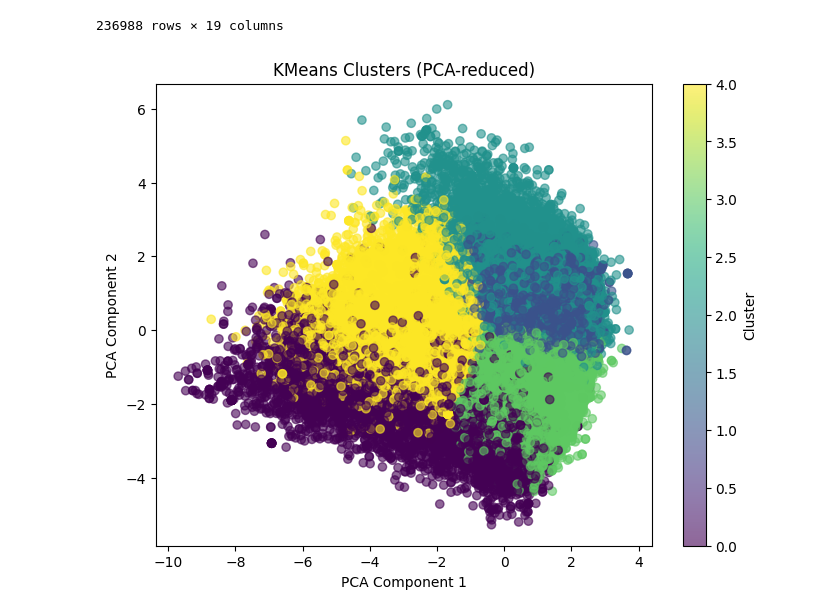
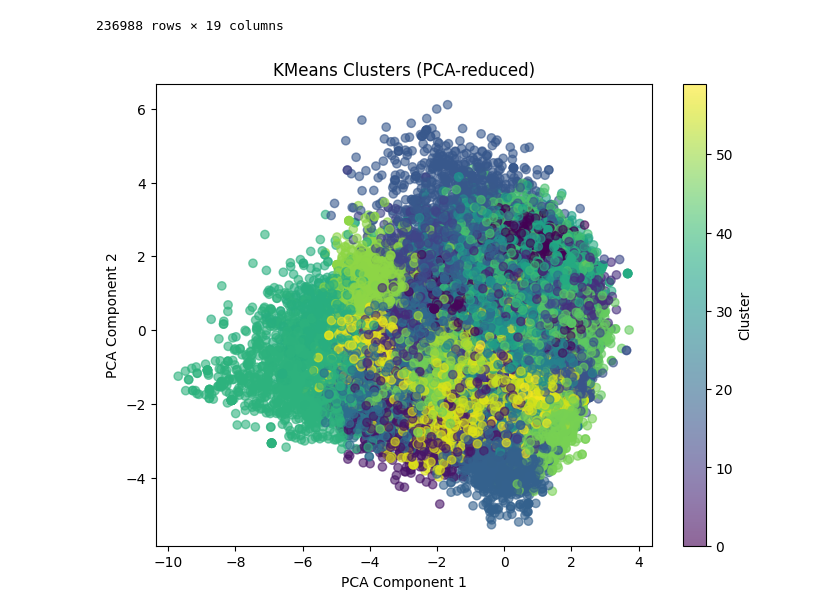
Before and after one commit to burningfiremoon/SpotifySongRecommender, a Jupyter notebook: test_model.ipynb, the cells around one changed output. Drawn from its saved outputs; the diff is of its cells as text; code cells hidden in the pictures.

```diff
--- a/test_model.ipynb
+++ b/test_model.ipynb
@@ -39,0 +58,2 @@ X_scaled = scaler.fit_transform(X)
+# %%
+optimize_k_means(X_scaled, 100)
@@ -42,5 +64,7 @@ Applying K Means Clustering
 # %%
-kmeans = KMeans(n_clusters=5, random_state=1)
+kmeans = KMeans(n_clusters=60, random_state=1)
+mini_Batch_Kmeans = MiniBatchKMeans(n_clusters=60, random_state=1)
 # %%
 kmeans.fit(X_scaled)
+mini_Batch_Kmeans.fit(X_scaled)
 # %% [output]
@@ -48,5 +72,5 @@ KMeans(n_clusters=5, random_state=1)
 # %%
-song_data['kmean_10'] = kmeans.labels_
+song_data['miniKmean_60'] = mini_Batch_Kmeans.labels_
 # %%
 song_data
 # %% [output]
@@ -66,14 +90,14 @@ song_data
 # %%
 pca = PCA(n_components=2)
 X_pca = pca.fit_transform(X_scaled)
 
 # Plot scatter plot
 plt.figure(figsize=(8, 6))
-scatter = plt.scatter(X_pca[:, 0], X_pca[:, 1], c=song_data['kmean_10'], cmap='viridis', alpha=0.6)
+scatter = plt.scatter(X_pca[:, 0], X_pca[:, 1], c=song_data['miniKmean_60'], cmap='viridis', alpha=0.6)
 plt.xlabel('PCA Component 1')
 plt.ylabel('PCA Component 2')
 plt.title('KMeans Clusters (PCA-reduced)')
 plt.colorbar(scatter, label='Cluster')
 plt.show()
 # %% [output]
-[figure, old version]
+[figure, new version]
```
Also changed, not shown: parts of 17 cells of this notebook, 2 other files.
